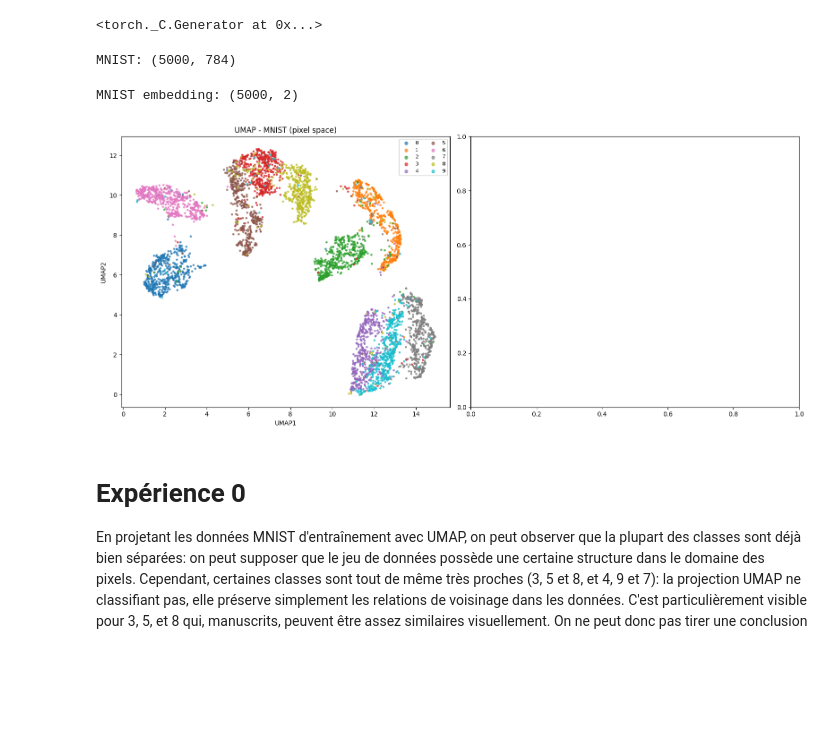
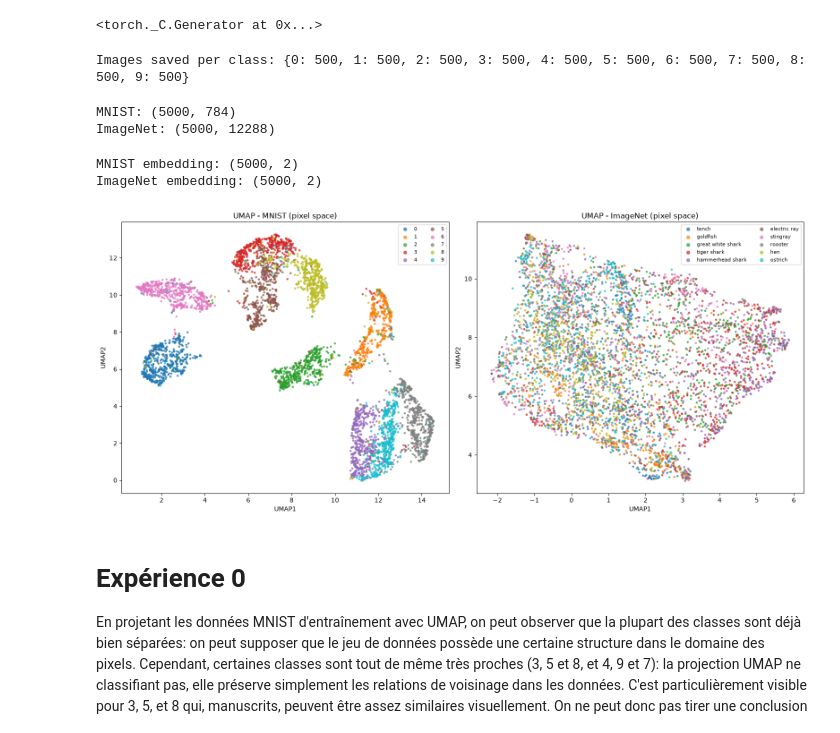
Before and after one commit to KLEIN-Quentin/DLCV_HighDim_Project, a Jupyter notebook: highdim.ipynb, the cells around one changed output. Saved outputs shown, nothing was run; the diff lists cells and outputs as text; code cells hidden in the pictures; blank space fills up the shorter version.

Commit message:
Added ImageNet part of Experiment 0

```diff
--- a/highdim.ipynb
+++ b/highdim.ipynb
@@ -22,17 +22,53 @@ torch.manual_seed(SEED)
 # %% [output]
 Device: cuda
 <torch._C.Generator at 0x...>
+# %%
+# HuggingFace login to stream ImageNet
+# Run this exactly once to get the image in the current working directory
+
+from huggingface_hub import login
+login()
+
+from datasets import load_dataset
+from pathlib import Path
+from collections import Counter
+
+# Load ImageNet training data without downloading
+stream = load_dataset("ILSVRC/imagenet-1k", split="train", streaming=True)
+output_dir = Path("./imagenet-first10")
+counts = Counter()
+
+for example in stream:
+    label = int(example["label"])
+    # Keep only the first 10 classes
+    if not 0 <= label < 10:
+        continue
+    if counts[label] >= SAMPLES_PER_CLASS:
+        continue
+    # Create class directories 000, 001, 002...
+    class_dir = output_dir / f"{label:03d}"
+    class_dir.mkdir(parents=True, exist_ok=True)
+    image = example["image"].convert("RGB")
+    image.save(class_dir / f"{counts[label]:05d}.jpg", format="JPEG")
+    counts[label] += 1
+    if all(counts[c] == SAMPLES_PER_CLASS for c in range(10)):
+        break
+print("Images saved per class:", dict(sorted(counts.items())))
+if any(counts[c] != SAMPLES_PER_CLASS for c in range(10)):
+    raise RuntimeError("Not all classes reached 500 images")
+# %% [output]
+Images saved per class: {0: 500, 1: 500, 2: 500, 3: 500, 4: 500, 5: 500, 6: 500, 7: 500, 8: 500, 9: 500}
 # %%
 # Experiment 0
 
 mnist = datasets.MNIST(root="./data", train=True, download=True, transform=transforms.ToTensor())
-"""
+
 imagenet_transform = transforms.Compose([
   transforms.Resize((64,64)),
   transforms.ToTensor()
 ])
-imagenet = datasets.ImageNet(root="/path/to/imagenet", split="train", transform=imagenet_transform)
-"""
+imagenet = datasets.ImageFolder(root="./imagenet-first10", transform=imagenet_transform)
+
 
 def balanced_subset(dataset, class_ids, n_per_class=500, seed=0):
   rng = np.random.default_rng(seed)
@@ -49,7 +85,7 @@ def balanced_subset(dataset, class_ids, n_per_class=500, seed=0):
 
 mnist_subset = balanced_subset(mnist, CLASS_IDS, SAMPLES_PER_CLASS, SEED)
 
-# imagenet_subset = balanced_subset(imagenet, CLASS_IDS, SAMPLES_PER_CLASS, SEED)
+imagenet_subset = balanced_subset(imagenet, CLASS_IDS, SAMPLES_PER_CLASS, SEED)
 
 def extract_pixels(dataset, batch_size=128):
   loader = DataLoader(dataset, batch_size=batch_size, shuffle=False, num_workers=0)
@@ -64,43 +100,45 @@ def extract_pixels(dataset, batch_size=128):
   return X, y
 
 X_mnist, y_mnist = extract_pixels(mnist_subset)
-# X_imagenet, y_imagenet = extract_pixels(imagenet_subset)
+X_imagenet, y_imagenet = extract_pixels(imagenet_subset)
 
 print("MNIST:", X_mnist.shape)
-# print("ImageNet:", X_imagenet.shape)
+print("ImageNet:", X_imagenet.shape)
 
 def run_umap(X, n_neighbors=15, min_dist=0.1, seed=0):
   reducer = umap.UMAP(n_neighbors=n_neighbors, min_dist=min_dist, n_components=2, metric="euclidean", random_state=seed, low_memory=True)
   embedding = reducer.fit_transform(X)
   return embedding
 
 embedding_mnist = run_umap(X_mnist)
-# embedding_imagenet = run_umap(X_imagenet)
+embedding_imagenet = run_umap(X_imagenet)
 print("MNIST embedding:", embedding_mnist.shape)
-# print("ImageNet embedding:", embedding_imagenet.shape)
+print("ImageNet embedding:", embedding_imagenet.shape)
 
 def plot_umap(embedding, labels, class_names, title, ax):
   colors = plt.get_cmap("tab10")
   for class_id in np.unique(labels):
     mask = labels == class_id
     ax.scatter(embedding[mask, 0], embedding[mask, 1], color=colors(int(class_id)), label=class_names[int(class_id)], s=6, alpha=0.7, rasterized=True)
   ax.set_title(title)
   ax.set_xlabel("UMAP1")
   ax.set_ylabel("UMAP2")
   ax.legend(markerscale=2, fontsize=8, ncol=2)
 
 mnist_names = [str(i) for i in range(10)]
-# imagenet_names = [name[0] is isinstance(name, (tuple, list)) else name for name in imagenet.classes[:10]]
+imagenet_names = ["tench", "goldfish", "great white shark", "tiger shark", "hammerhead shark", "electric ray", "stingray", "rooster", "hen", "ostrich"]
 fig, axes = plt.subplots(1, 2, figsize=(16,7))
 plot_umap(embedding_mnist, y_mnist, mnist_names, "UMAP - MNIST (pixel space)", axes[0])
-# plot_umap(embedding_imagenet, y_imagenet, imagenet_names, "UMAP - ImageNet (pixel space)", axes[1])
+plot_umap(embedding_imagenet, y_imagenet, imagenet_names, "UMAP - ImageNet (pixel space)", axes[1])
 plt.tight_layout()
 plt.savefig("umap_pixel_space.png", dpi=200, bbox_inches="tight")
 plt.show()
 # %% [output]
 MNIST: (5000, 784)
+ImageNet: (5000, 12288)
 MNIST embedding: (5000, 2)
+ImageNet embedding: (5000, 2)
-[figure, old version]
+[figure, new version]
 # %% [markdown]
 # Expérience 0
 
```
Also changed, not shown: parts of 1 cell of this notebook.
